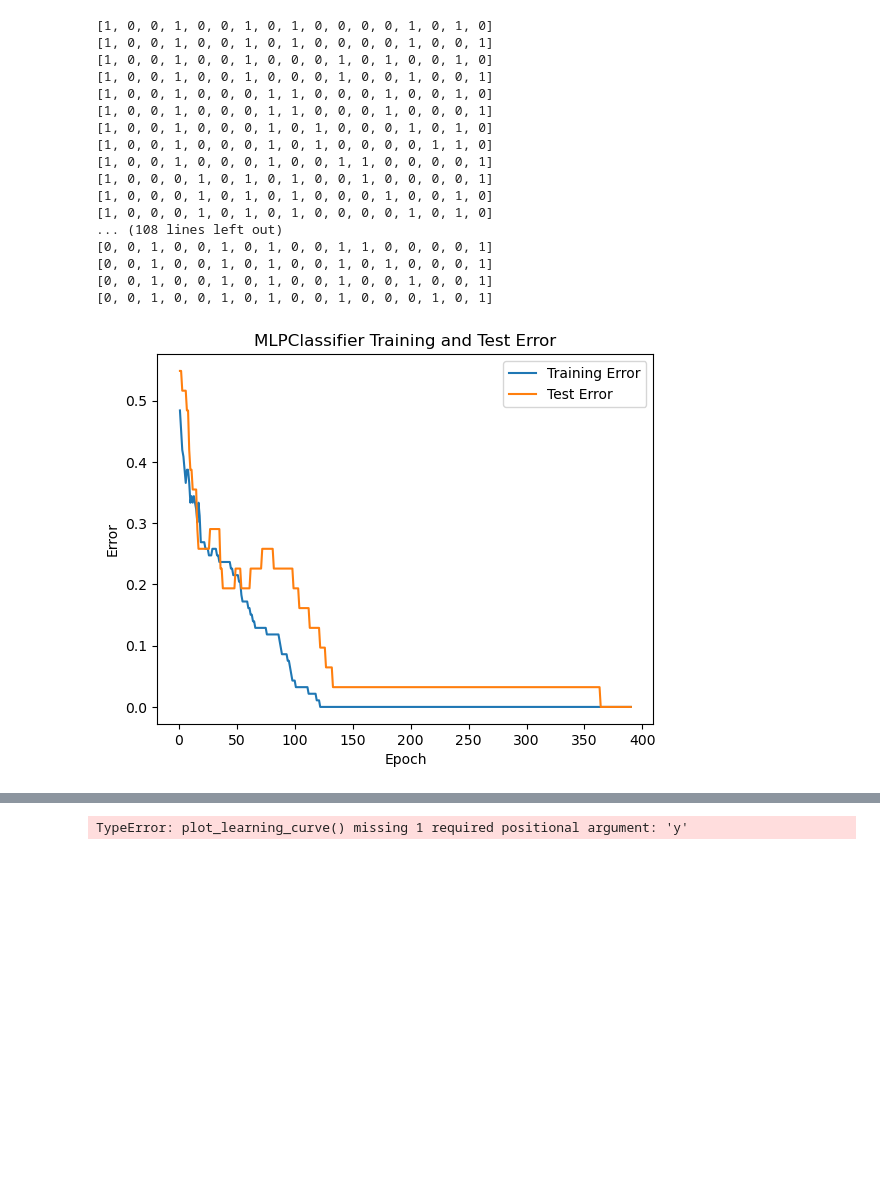
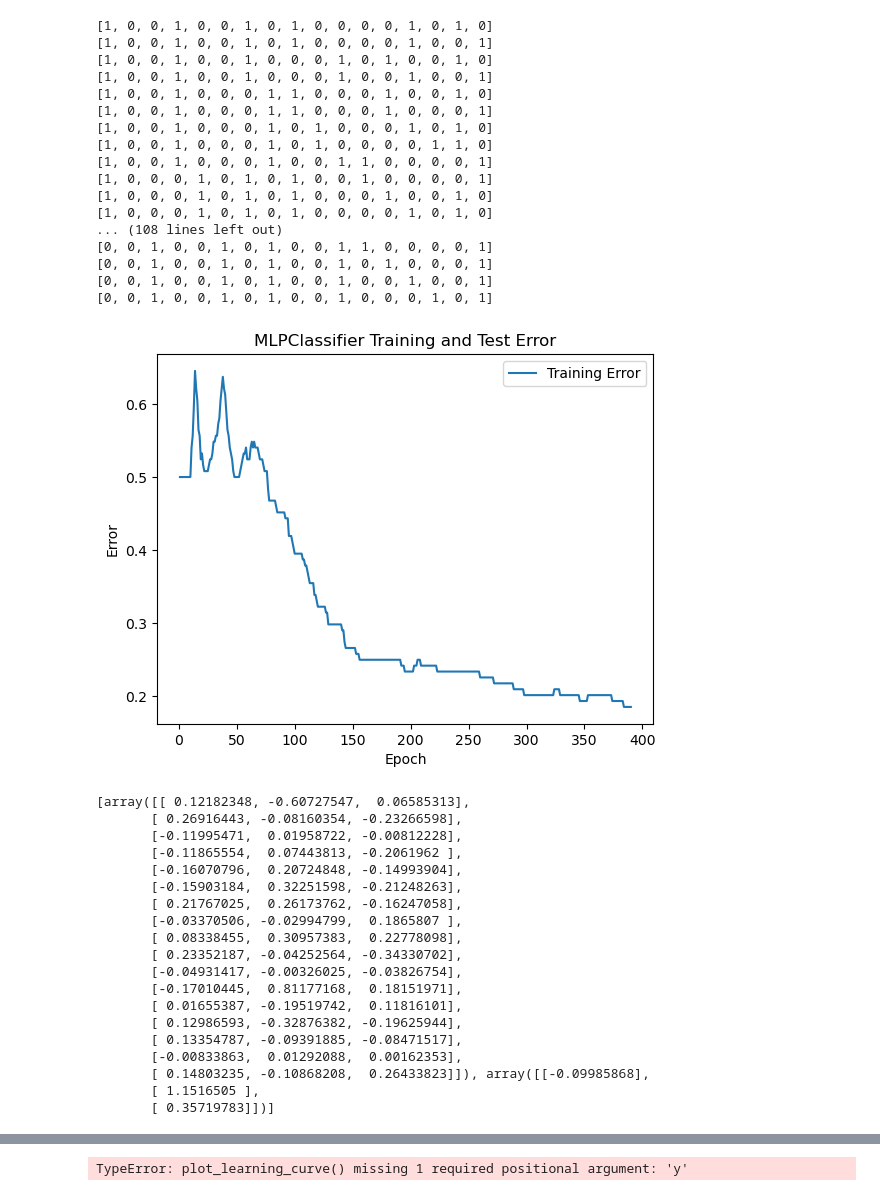
Before and after one commit to Degik/ML, a Jupyter notebook: prova_scikit.ipynb, the cells around one changed output, grey strips where cells are left out. Saved outputs shown, nothing was run; the diff lists cells and outputs as text; code cells hidden in the pictures; blank space fills up the shorter version.

```diff
--- a/prova_scikit.ipynb
+++ b/prova_scikit.ipynb
@@ -116,7 +117,18 @@ def convert_x(x_train: np.ndarray):
 dataset_train = importMonkDataset("MONK/monks-1.train")
 random_seed = 39
 
-mlp = MLPClassifier(activation="tanh",solver="adam",hidden_layer_sizes=(3),learning_rate_init=0.01,max_iter=390,random_state=random_seed)
+# activation: tanh, relu
+# solver: sgd, adam
+# lr: 0.01, 0.001, 0.05, 0.005
+# iter: 350, 400
+# alpha: 0.0001, 0.001, 0.0005, 0.005
+# layers: 2, 3, 4
+
+parameters = {'activation':('tanh', 'relu'), 'solver':('sgd', 'adam')}
+
+
+#mlp = MLPClassifier(activation="tanh",solver="adam",hidden_layer_sizes=(3),learning_rate_init=0.01,max_iter=1,random_state=random_seed)
+mlp = MLPRegressor(activation="logistic",solver="sgd",hidden_layer_sizes=(3),learning_rate_init=0.01,max_iter=390, batch_size=10)
 
 # x1: head shape   ---> round, square, octagon
 # x2: body shape   ---> round, square, octagon
@@ -140,42 +152,67 @@ x_train,x_test,y_train,y_test = train_test_split(X,Y,test_size=0.25,random_state
 train_errors = []
 test_errors = []
 
+#mlp.fit(X,Y)
+
 for epoch in range(1,mlp.max_iter + 1):
-    mlp.partial_fit(x_train, y_train, classes=np.unique(y_train))
+    mlp.partial_fit(X, Y)
 
-    y_train_pred = mlp.predict(x_train)
-    train_errors.append(1 - accuracy_score(y_train, y_train_pred))
+    y_train_pred = mlp.predict(X)
+    y_train_pred = (y_train_pred > 0.5).astype(float)
+    train_errors.append(1 - accuracy_score(Y, y_train_pred))
 
-    y_test_pred = mlp.predict(x_test)
-    test_errors.append(1 - accuracy_score(y_test, y_test_pred))
+    #y_test_pred = mlp.predict(x_test)
+    #y_test_pred = (y_test_pred > 0.5).astype(float)
+    #test_errors.append(1 - accuracy_score(y_test, y_test_pred))
 
 
 plt.plot(range(1, mlp.max_iter + 1), train_errors, label='Training Error')
-plt.plot(range(1, mlp.max_iter + 1), test_errors, label='Test Error')
+#plt.plot(range(1, mlp.max_iter + 1), test_errors, label='Test Error')
 plt.title('MLPClassifier Training and Test Error')
 plt.xlabel('Epoch')
 plt.ylabel('Error')
 plt.legend()
 plt.show()
+
+print(mlp.coefs_)
 # %% [output]
 [1, 0, 0, 1, 0, 0, 1, 0, 1, 0, 0, 0, 0, 1, 0, 1, 0]
 [1, 0, 0, 1, 0, 0, 1, 0, 1, 0, 0, 0, 0, 1, 0, 0, 1]
 [1, 0, 0, 1, 0, 0, 1, 0, 0, 0, 1, 0, 1, 0, 0, 1, 0]
 [1, 0, 0, 1, 0, 0, 1, 0, 0, 0, 1, 0, 0, 1, 0, 0, 1]
 [1, 0, 0, 1, 0, 0, 0, 1, 1, 0, 0, 0, 1, 0, 0, 1, 0]
 [1, 0, 0, 1, 0, 0, 0, 1, 1, 0, 0, 0, 1, 0, 0, 0, 1]
 [1, 0, 0, 1, 0, 0, 0, 1, 0, 1, 0, 0, 0, 1, 0, 1, 0]
 [1, 0, 0, 1, 0, 0, 0, 1, 0, 1, 0, 0, 0, 0, 1, 1, 0]
 [1, 0, 0, 1, 0, 0, 0, 1, 0, 0, 1, 1, 0, 0, 0, 0, 1]
 [1, 0, 0, 0, 1, 0, 1, 0, 1, 0, 0, 1, 0, 0, 0, 0, 1]
 [1, 0, 0, 0, 1, 0, 1, 0, 1, 0, 0, 0, 1, 0, 0, 1, 0]
 [1, 0, 0, 0, 1, 0, 1, 0, 1, 0, 0, 0, 0, 1, 0, 1, 0]
 ... (108 lines left out)
 [0, 0, 1, 0, 0, 1, 0, 1, 0, 0, 1, 1, 0, 0, 0, 0, 1]
 [0, 0, 1, 0, 0, 1, 0, 1, 0, 0, 1, 0, 1, 0, 0, 0, 1]
 [0, 0, 1, 0, 0, 1, 0, 1, 0, 0, 1, 0, 0, 1, 0, 0, 1]
 [0, 0, 1, 0, 0, 1, 0, 1, 0, 0, 1, 0, 0, 0, 1, 0, 1]
-[figure, old version]
+[figure, new version]
+[array([[ 0.12182348, -0.60727547,  0.06585313],
+       [ 0.26916443, -0.08160354, -0.23266598],
+       [-0.11995471,  0.01958722, -0.00812228],
+       [-0.11865554,  0.07443813, -0.2061962 ],
+       [-0.16070796,  0.20724848, -0.14993904],
+       [-0.15903184,  0.32251598, -0.21248263],
+       [ 0.21767025,  0.26173762, -0.16247058],
+       [-0.03370506, -0.02994799,  0.1865807 ],
+       [ 0.08338455,  0.30957383,  0.22778098],
+       [ 0.23352187, -0.04252564, -0.34330702],
+       [-0.04931417, -0.00326025, -0.03826754],
+       [-0.17010445,  0.81177168,  0.18151971],
+       [ 0.01655387, -0.19519742,  0.11816101],
+       [ 0.12986593, -0.32876382, -0.19625944],
+       [ 0.13354787, -0.09391885, -0.08471517],
+       [-0.00833863,  0.01292088,  0.00162353],
+       [ 0.14803235, -0.10868208,  0.26433823]]), array([[-0.09985868],
+       [ 1.1516505 ],
+       [ 0.35719783]])]
 # %%
 dataset_test = importMonkDataset("MONK/monks-1.test")
 
```
Also changed, not shown: parts of 2 cells of this notebook, 3 other files.
